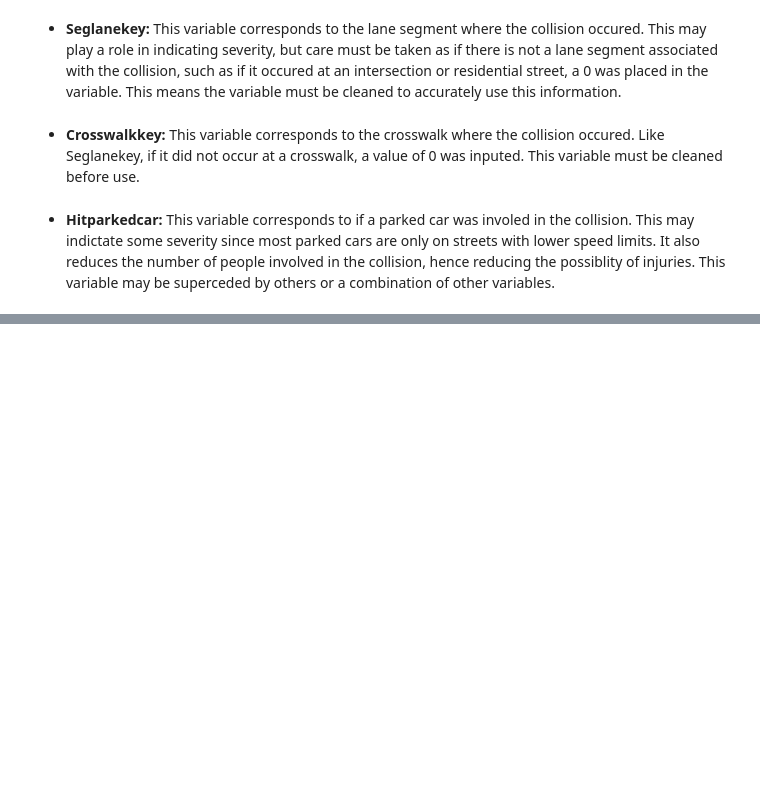
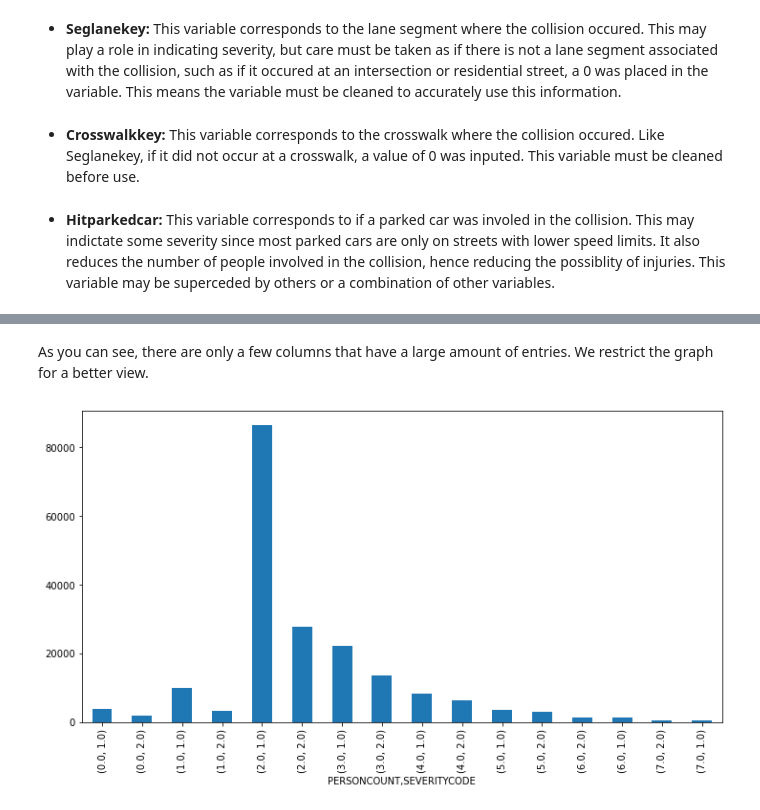
Before and after one commit to lucaskramer/DataScienceCapstoneProject, a Jupyter notebook: AppliedDataScienceCapstone_DataDescription.ipynb, the cells around one changed output, grey strips where cells are left out. Cells and saved outputs as stored; diff of their text form; code cells hidden in the pictures; blank space fills up the shorter version.

```diff
--- a/AppliedDataScienceCapstone_DataDescription.ipynb
+++ b/AppliedDataScienceCapstone_DataDescription.ipynb
@@ -82,0 +154,7 @@ This dataset contains information about collisions that occured in Seattle, Wash
+# %% [markdown]
+As you can see, there are only a few columns that have a large amount of entries. We restrict the graph for a better view.
+# %%
+plt.figure(figsize = (12,6))
+df.groupby("PERSONCOUNT")["SEVERITYCODE"].value_counts().head(16).plot(kind='bar');
+# %% [output]
+[figure, added]
```
Also changed, not shown: parts of 22 cells of this notebook.
